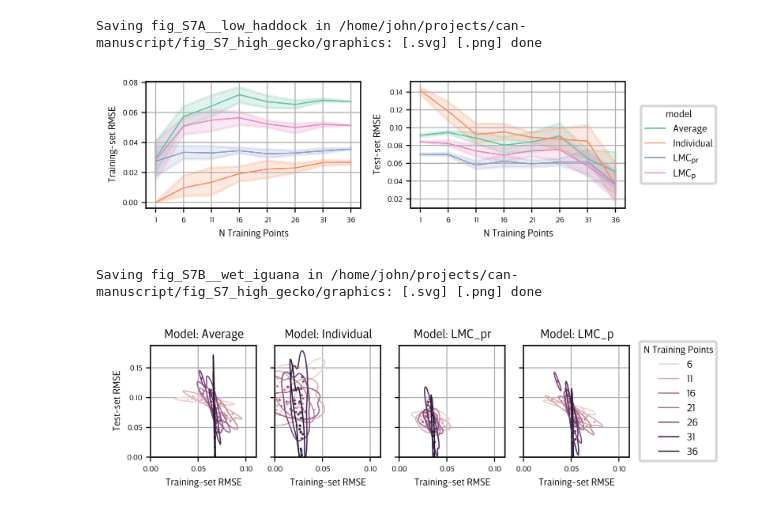
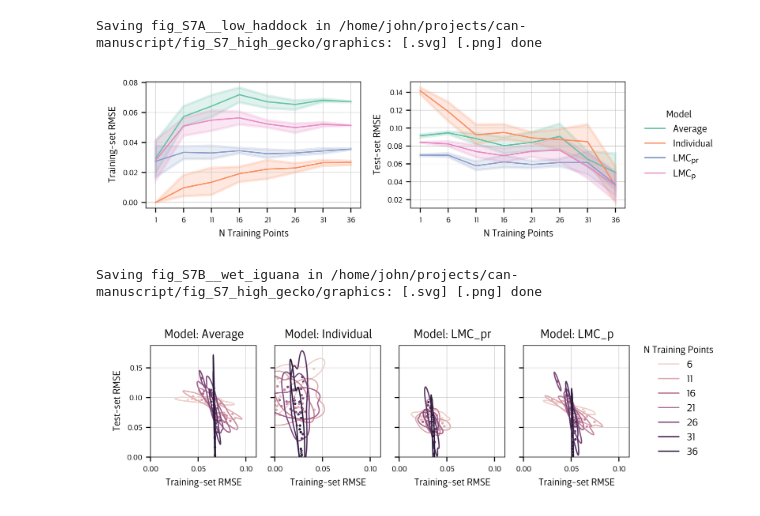
Before and after one commit to JohnGoertz/can-manuscript, a Jupyter notebook: fig_S7_high_gecko/code/fig_S7__high_gecko__xval_plotting.ipynb, the cells around one changed output. Saved outputs shown, nothing was run; the diff lists cells and outputs as text; code cells hidden in the pictures.

Commit message:
Adjust cross-validation plotting

```diff
--- a/fig_S7_high_gecko/code/fig_S7__high_gecko__xval_plotting.ipynb
+++ b/fig_S7_high_gecko/code/fig_S7__high_gecko__xval_plotting.ipynb
@@ -21,13 +21,13 @@ gen_pth.mkdir(exist_ok=True)
 
 plt.style.use(str(can.style.breve))
 # %%
-linewidth = 1
 ticklabelsize = 6
 labelsize = 8
 titlesize = labelsize + 2
 
-plt.rcParams["lines.linewidth"] = linewidth
-plt.rcParams["axes.linewidth"] = linewidth
+plt.rcParams["lines.linewidth"] = 1
+plt.rcParams["axes.linewidth"] = 0.5
+plt.rcParams["grid.linewidth"] = 0.25
 plt.rcParams["font.size"] = labelsize
 plt.rcParams["axes.titlesize"] = titlesize
 plt.rcParams["axes.labelsize"] = labelsize
@@ -41,17 +41,17 @@ xval_avg = pd.read_csv(gen_pth / "Avg_model_xval.csv")
 xval_ind = pd.read_csv(gen_pth / "Ind_model_xval.csv")
 xval_lmc_pr = pd.read_csv(gen_pth / "LMC_model_xval.csv")
 xval = pd.concat([xval_avg.assign(
-    model="Average",
+    Model="Average",
 ), xval_ind.assign(
-    model="Individual",
+    Model="Individual",
 ), xval_lmc_pr.assign(
-    model="LMC_pr",
+    Model="LMC_pr",
 )], axis=0)
 
 if (gen_pth / "LMC_model2_xval.csv").exists():
     xval_lmc_p = pd.read_csv(gen_pth / "LMC_model2_xval.csv")
     xval = pd.concat([xval, xval_lmc_p.assign(
-        model="LMC_p",
+        Model="LMC_p",
     )], axis=0)
 
 xval = xval.rename(columns={
@@ -69,7 +69,7 @@ for ax, y in zip(axes.flatten(), ["Training-set RMSE", "Test-set RMSE"]):
         ax=ax,
         data=xval.replace(
             {
-                "model": {
+                "Model": {
                     "Average": "Average",
                     "Individual": "Individual",
                     "LMC_pr": r"LMC$_{pr}$",
@@ -79,7 +79,7 @@ for ax, y in zip(axes.flatten(), ["Training-set RMSE", "Test-set RMSE"]):
         ),
         x="N Training Points",
         y=y,
-        hue="model",
+        hue="Model",
         errorbar="ci",
         palette="Set2",
     )
@@ -88,7 +88,7 @@ for ax, y in zip(axes.flatten(), ["Training-set RMSE", "Test-set RMSE"]):
     ax.set_xticks(xval["N Training Points"].unique())
 
     if ax == axes.flatten()[-1]:
-        sns.move_legend(ax, "center left", bbox_to_anchor=(1.05, 0.5))
+        sns.move_legend(ax, "center left", bbox_to_anchor=(1.05, 0.5), frameon=False)
     else:
         ax.legend().remove()
 
@@ -97,46 +97,46 @@ plt.tight_layout()
 savefig(plt.gcf(), alias='low_haddock')
 # %% [output]
 Saving fig_S7A__low_haddock in /home/john/projects/can-manuscript/fig_S7_high_gecko/graphics: [.svg] [.png] done
-[figure, old version]
+[figure, new version]
 # %%
-models = xval["model"].unique()
-n_m = len(models)
+Models = xval["Model"].unique()
+n_m = len(Models)
 fig, axes = plt.subplots(1, n_m, figsize=(7, 2), sharex=True, sharey=True)
 
-for ax, model in zip(axes.flat, models):
-    data = xval[(xval["model"] == model) & (xval["N Training Points"] > 1)]
+for ax, Model in zip(axes.flat, Models):
+    data = xval[(xval["Model"] == Model) & (xval["N Training Points"] > 1)]
 
     sns.scatterplot(
         ax=ax,
         data=data,
         x="Training-set RMSE",
         y="Test-set RMSE",
         hue="N Training Points",
         s=5,
         legend=True,
     )
     sns.kdeplot(
         ax=ax,
         data=data,
         x="Training-set RMSE",
         y="Test-set RMSE",
         levels=1,
         hue="N Training Points",
         legend=True,
     )
-    ax.set_title(f"Model: {model}")
+    ax.set_title(f"Model: {Model}")
     ax.grid(True)
     ax.set_ylim(0, None)
     ax.set_xlim(0, None)
 
     if ax == axes.flatten()[-1]:
-        sns.move_legend(ax, "center left", bbox_to_anchor=(1.05, 0.5))
+        sns.move_legend(ax, "center left", bbox_to_anchor=(1.05, 0.5), frameon=False)
     else:
         ax.legend().remove()
 
 
 plt.tight_layout()
 savefig(plt.gcf(), alias="wet_iguana")
 # %% [output]
 Saving fig_S7B__wet_iguana in /home/john/projects/can-manuscript/fig_S7_high_gecko/graphics: [.svg] [.png] done
-[figure, old version]
+[figure, new version]
```
Also changed, not shown: 4 other files.
